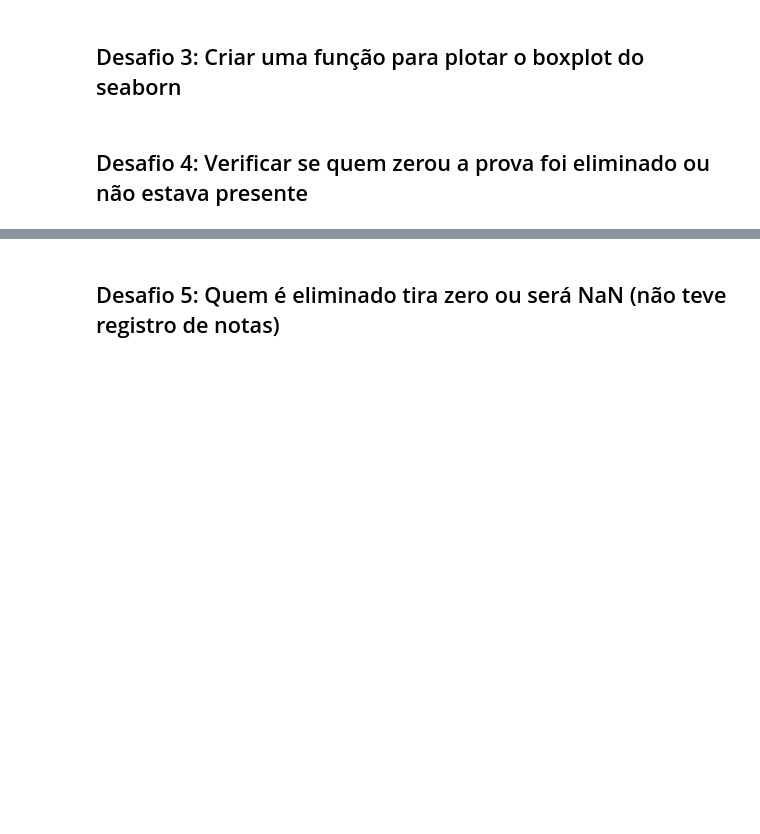
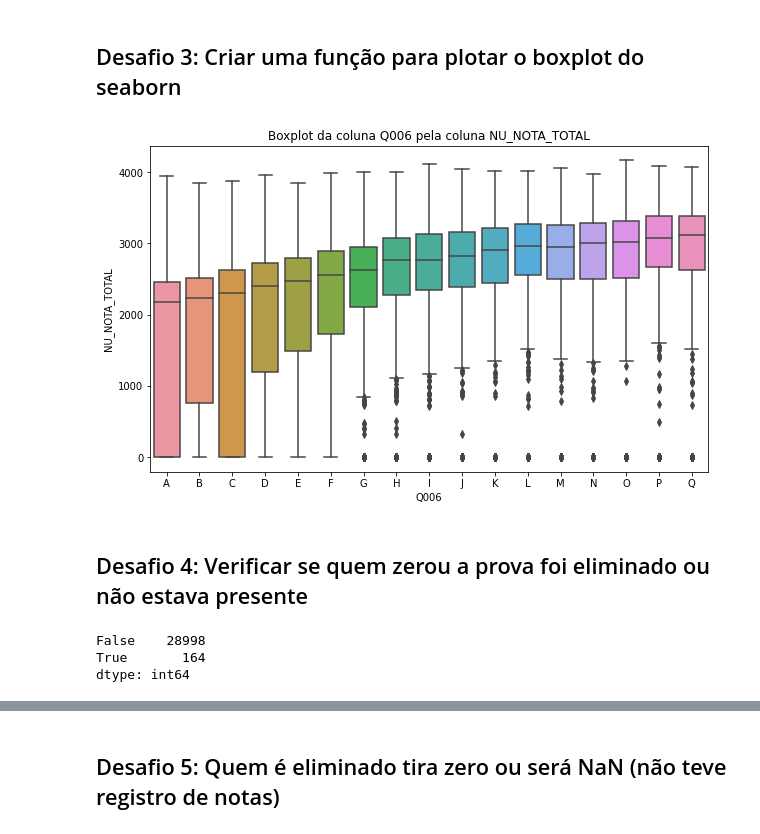
Before and after one commit to gavieira/imersao-dados-2-2020, a Jupyter notebook: Aula02.ipynb, the cells around one changed output, grey strips where cells are left out. Saved outputs shown, nothing was run; the diff lists cells and outputs as text; code cells hidden in the pictures; blank space fills up the shorter version.

```diff
--- a/Aula02.ipynb
+++ b/Aula02.ipynb
@@ -5,5 +10,5 @@ import pandas as pd
 # %%
-#fonte = "https://github.com/alura-cursos/imersao-dados-2-2020/blob/master/MICRODADOS_ENEM_2019_SAMPLE_43278.csv?raw=true"
-#
-#dados = pd.read_csv(fonte)
-#dados.head()
+fonte = "https://github.com/alura-cursos/imersao-dados-2-2020/blob/master/MICRODADOS_ENEM_2019_SAMPLE_43278.csv?raw=true"
+
+dados = pd.read_csv(fonte)
+dados.head()
@@ -10,6 +23,6 @@ import pandas as pd
 # %%
 #Setando variáveis
-dados = pd.read_csv("MICRODADOS_ENEM_2019_SAMPLE_43278.csv")
+#dados = pd.read_csv("MICRODADOS_ENEM_2019_SAMPLE_43278.csv")
 provas = ["NU_NOTA_CN","NU_NOTA_CH","NU_NOTA_MT","NU_NOTA_LC","NU_NOTA_REDACAO"] #Var criada na aula 1
 # %%
 #Desafio 2 da aula 1
@@ -185,6 +257,21 @@ dados.query("NU_IDADE <18").SG_UF_RESIDENCIA.value_counts(normalize=True).plot.b
 # %% [markdown]
 ## Desafio 3: Criar uma função para plotar o boxplot do seaborn
-# %%
-def plot_seaborn_boxplot():
+# %%
+def plot_seaborn_boxplot(dataframe, x_axis, y_axis):
+    plt.figure(figsize=(10, 6))
+    sns.boxplot(x = x_axis, y = y_axis, data = dataframe, order = np.sort(dataframe[x_axis].unique()))
+    plt.title(f"Boxplot da coluna {x_axis} pela coluna {y_axis}")
+# %%
+plot_seaborn_boxplot(dados, "Q006", "NU_NOTA_TOTAL")
+# %% [output]
+[figure, added]
 # %% [markdown]
 ## Desafio 4: Verificar se quem zerou a prova foi eliminado ou não estava presente
+# %%
+presencas = ["TP_PRESENCA_CN", "TP_PRESENCA_CH", "TP_PRESENCA_LC", "TP_PRESENCA_MT"]
+presencas_df = dados.query("NU_NOTA_TOTAL == 0")[presencas]
+presencas_df.any(axis=1).value_counts() #False é ausencia, True é eliminação ou presença
+# %% [output]
+False    28998
+True       164
+dtype: int64
```
Also changed, not shown: parts of 32 cells of this notebook.
